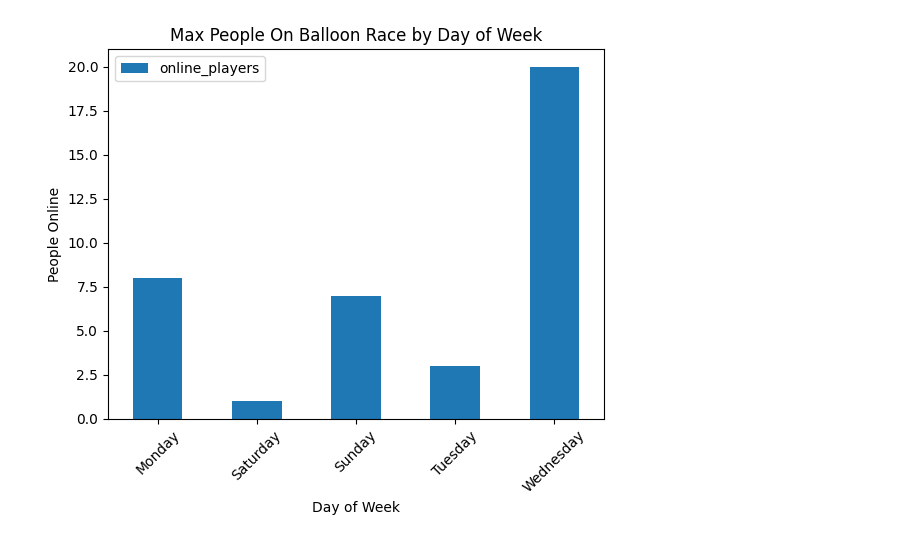
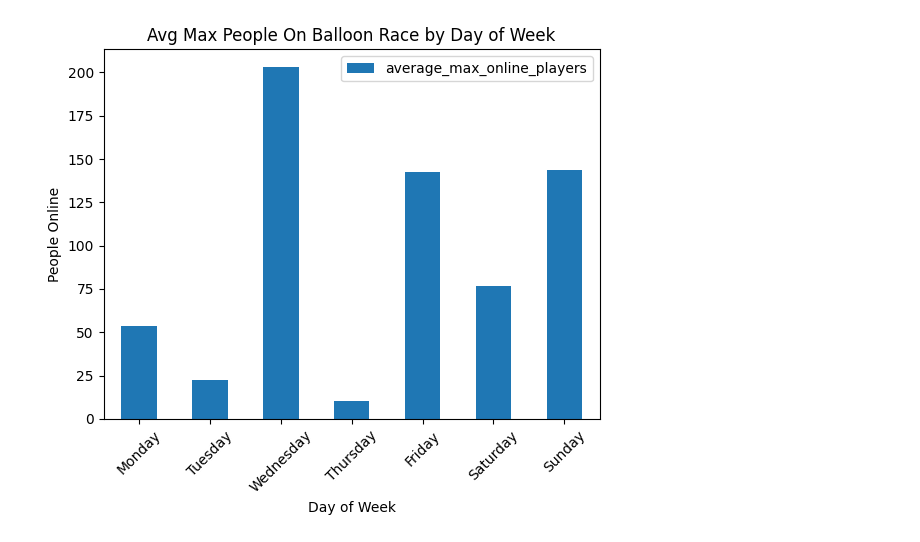
Before and after one commit to benbav/tf2_balloon_race_emailer, a Jupyter notebook: analysis.ipynb, the cells around one changed output. Cells and saved outputs as stored; diff of their text form; code cells hidden in the pictures.

```diff
--- a/analysis.ipynb
+++ b/analysis.ipynb
@@ -11,38 +11,43 @@ df = pd.read_csv('tf2_balloon_log.txt', header=None)
 df['date'] = df[0].str.slice(0, 10)
 df['date'] = pd.to_datetime(df['date'])
 df['day_of_week'] = df['date'].dt.day_name()
 df['hour'] = df[0].str.slice(11, 13).astype(int)
 df['month'] = df['date'].dt.month_name()
 df['hour'] = df['hour'].apply(
     lambda x: f"{x % 12 if x % 12 != 0 else 12}{' AM' if x < 12 else ' PM'}"
 )
 
 df['online_players'] = (df[0]
     .str.extract(r':\s*(\d+)$', expand=False)
     .fillna(0)  # Replace NaN with 0 (or another default value)
     .astype(int)  # Convert to integer
 )
 
 df['server_name'] = df.query('online_players > 0')[0].str.extract(r'- INFO - ([^:]+) :').fillna(0)
 
 graph_df = df.iloc[:, 1:]
 
 day_of_week_avg = (
-    graph_df.groupby('day_of_week')['online_players'].max() /
-    graph_df.groupby('day_of_week')['date'].nunique()
-).reset_index(name='online_players')
+    graph_df.groupby(['date', 'day_of_week'])['online_players']  # Step 1: Group by date and day_of_week
+    .max()  # Get the daily maximum
+    .groupby('day_of_week')  # Step 2: Group by day_of_week
+    .mean()  # Calculate the average of daily maximums
+    .reset_index(name='average_max_online_players')  # Reset the index and rename the column
+)
+
+day_order = ['Monday', 'Tuesday', 'Wednesday', 'Thursday', 'Friday', 'Saturday', 'Sunday']
+day_of_week_avg['day_of_week'] = pd.Categorical(day_of_week_avg['day_of_week'], categories=day_order, ordered=True)
+day_of_week_avg = day_of_week_avg.sort_values('day_of_week')
 
 
 plot = day_of_week_avg.plot(
-    x='day_of_week', y='online_players', kind='bar'
+    x='day_of_week', y='average_max_online_players', kind='bar'
 )
 plt.xticks(rotation=45)
 plt.ylabel('People Online')
 plt.xlabel('Day of Week')
 
-plt.title('Max People On Balloon Race by Day of Week')
+plt.title('Avg Max People On Balloon Race by Day of Week')
 plt.show()
-
-# this needs to be an average for multiple weeks
 # %% [output]
-[figure, old version]
+[figure, new version]
```
Also changed, not shown: parts of 7 cells of this notebook, 4 other files.
